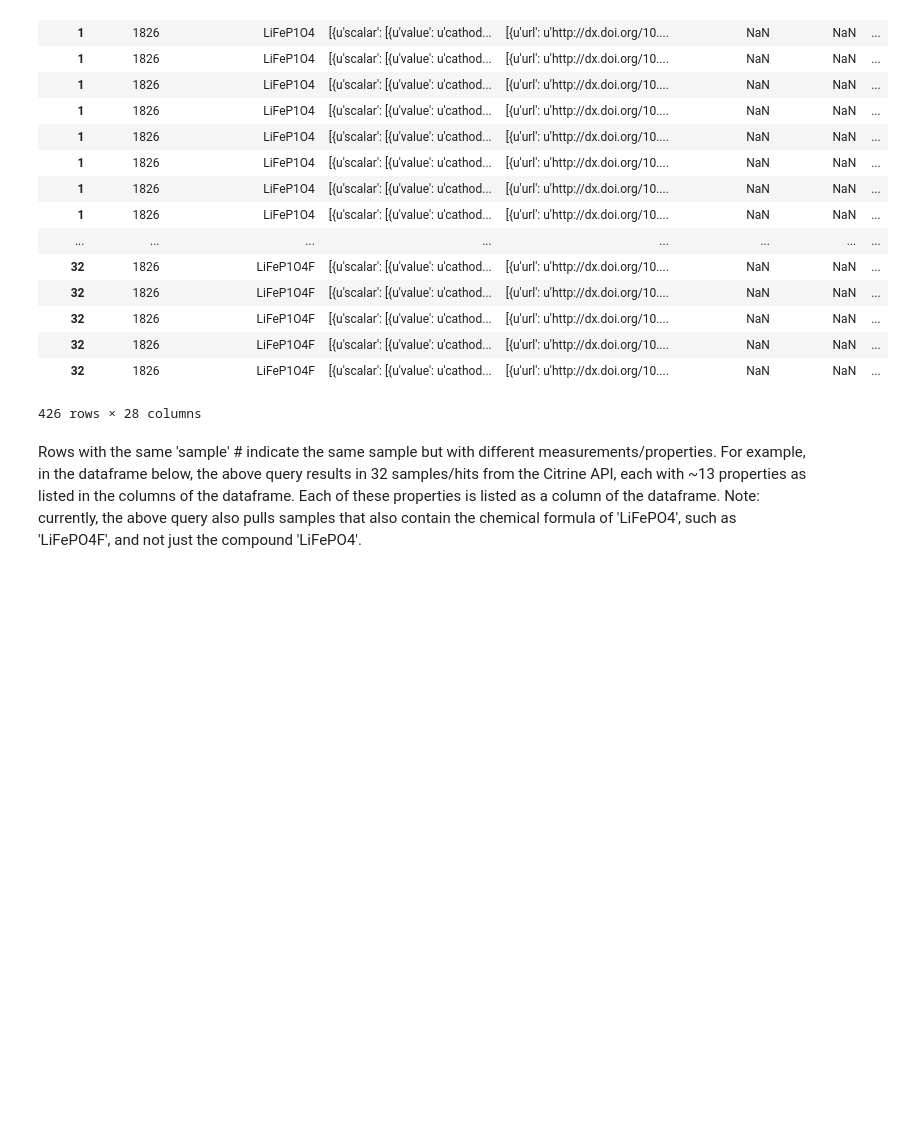
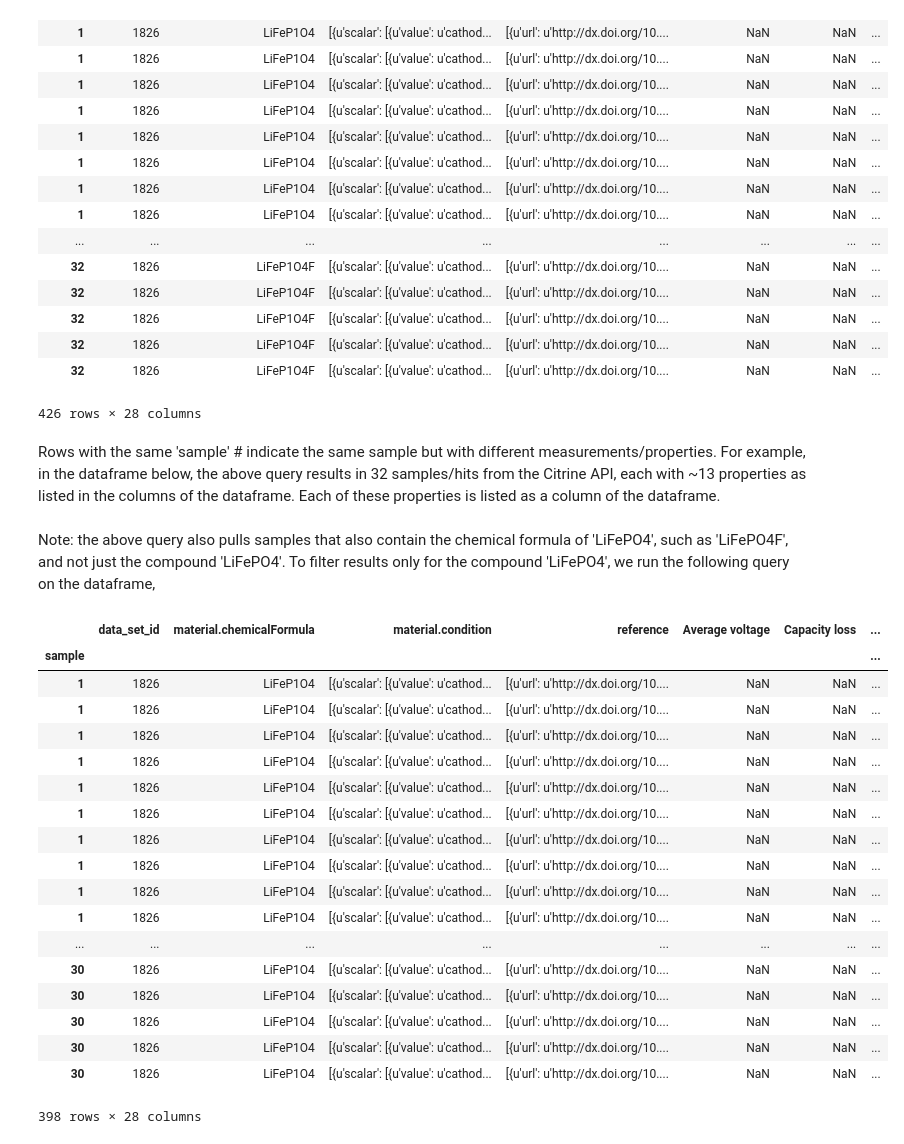
Before and after one commit to hackingmaterials/matminer, a Jupyter notebook: matminer/data_retrieval/examples/Example3.ipynb, the cells around one changed output. Cells and saved outputs as stored; diff of their text form; code cells hidden in the pictures; blank space fills up the shorter version.

Commit message:
Update example3 with filtered results

```diff
--- a/matminer/data_retrieval/examples/Example3.ipynb
+++ b/matminer/data_retrieval/examples/Example3.ipynb
@@ -33,4 +33,29 @@ res_obj.to_pandas()
 | 32 | 1826 | LiFeP1O4F | [{u'scalar': [{u'value': u'cathod... | [{u'url': u'http://dx.doi.org/10.... | NaN | NaN | ... |
 426 rows × 28 columns
 # %% [markdown]
-Rows with the same 'sample' # indicate the same sample but with different measurements/properties. For example, in the dataframe below, the above query results in 32 samples/hits from the Citrine API, each with ~13 properties as listed in the columns of the dataframe. Each of these properties is listed as a column of the dataframe. Note: currently, the above query also pulls samples that also contain the chemical formula of 'LiFePO4', such as 'LiFePO4F', and not just the compound 'LiFePO4'.
+Rows with the same 'sample' # indicate the same sample but with different measurements/properties. For example, in the dataframe below, the above query results in 32 samples/hits from the Citrine API, each with ~13 properties as listed in the columns of the dataframe. Each of these properties is listed as a column of the dataframe.
+# %% [markdown]
+Note: the above query also pulls samples that also contain the chemical formula of 'LiFePO4', such as 'LiFePO4F', and not just the compound 'LiFePO4'. To filter results only for the compound 'LiFePO4', we run the following query on the dataframe,
+# %%
+df = res_obj.to_pandas()
+df.loc[df['material.chemicalFormula'] == 'LiFeP1O4']
+# %% [output]
+|  | data_set_id | material.chemicalFormula | material.condition | reference | Average voltage | Capacity loss | ... |
+| sample |  |  |  |  |  |  | ... |
+| 1 | 1826 | LiFeP1O4 | [{u'scalar': [{u'value': u'cathod... | [{u'url': u'http://dx.doi.org/10.... | NaN | NaN | ... |
+| 1 | 1826 | LiFeP1O4 | [{u'scalar': [{u'value': u'cathod... | [{u'url': u'http://dx.doi.org/10.... | NaN | NaN | ... |
+| 1 | 1826 | LiFeP1O4 | [{u'scalar': [{u'value': u'cathod... | [{u'url': u'http://dx.doi.org/10.... | NaN | NaN | ... |
+| 1 | 1826 | LiFeP1O4 | [{u'scalar': [{u'value': u'cathod... | [{u'url': u'http://dx.doi.org/10.... | NaN | NaN | ... |
+| 1 | 1826 | LiFeP1O4 | [{u'scalar': [{u'value': u'cathod... | [{u'url': u'http://dx.doi.org/10.... | NaN | NaN | ... |
+| 1 | 1826 | LiFeP1O4 | [{u'scalar': [{u'value': u'cathod... | [{u'url': u'http://dx.doi.org/10.... | NaN | NaN | ... |
+| 1 | 1826 | LiFeP1O4 | [{u'scalar': [{u'value': u'cathod... | [{u'url': u'http://dx.doi.org/10.... | NaN | NaN | ... |
+| 1 | 1826 | LiFeP1O4 | [{u'scalar': [{u'value': u'cathod... | [{u'url': u'http://dx.doi.org/10.... | NaN | NaN | ... |
+| 1 | 1826 | LiFeP1O4 | [{u'scalar': [{u'value': u'cathod... | [{u'url': u'http://dx.doi.org/10.... | NaN | NaN | ... |
+| 1 | 1826 | LiFeP1O4 | [{u'scalar': [{u'value': u'cathod... | [{u'url': u'http://dx.doi.org/10.... | NaN | NaN | ... |
+| ... | ... | ... | ... | ... | ... | ... | ... |
+| 30 | 1826 | LiFeP1O4 | [{u'scalar': [{u'value': u'cathod... | [{u'url': u'http://dx.doi.org/10.... | NaN | NaN | ... |
+| 30 | 1826 | LiFeP1O4 | [{u'scalar': [{u'value': u'cathod... | [{u'url': u'http://dx.doi.org/10.... | NaN | NaN | ... |
+| 30 | 1826 | LiFeP1O4 | [{u'scalar': [{u'value': u'cathod... | [{u'url': u'http://dx.doi.org/10.... | NaN | NaN | ... |
+| 30 | 1826 | LiFeP1O4 | [{u'scalar': [{u'value': u'cathod... | [{u'url': u'http://dx.doi.org/10.... | NaN | NaN | ... |
+| 30 | 1826 | LiFeP1O4 | [{u'scalar': [{u'value': u'cathod... | [{u'url': u'http://dx.doi.org/10.... | NaN | NaN | ... |
+398 rows × 28 columns
```
Also changed, not shown: 1 other file.
